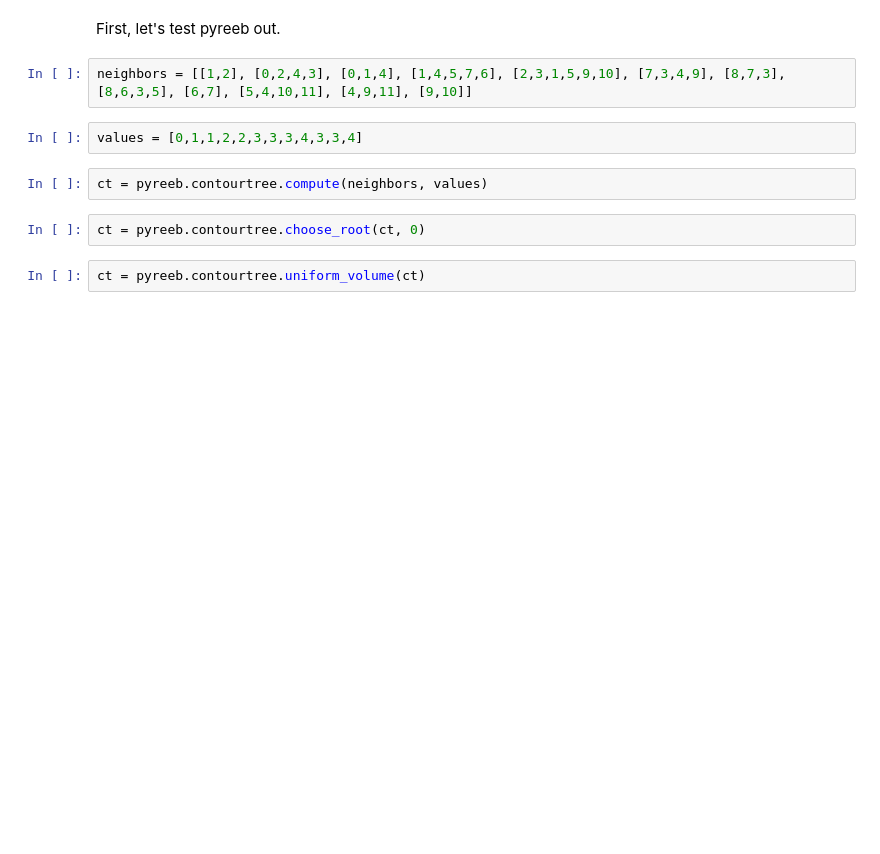
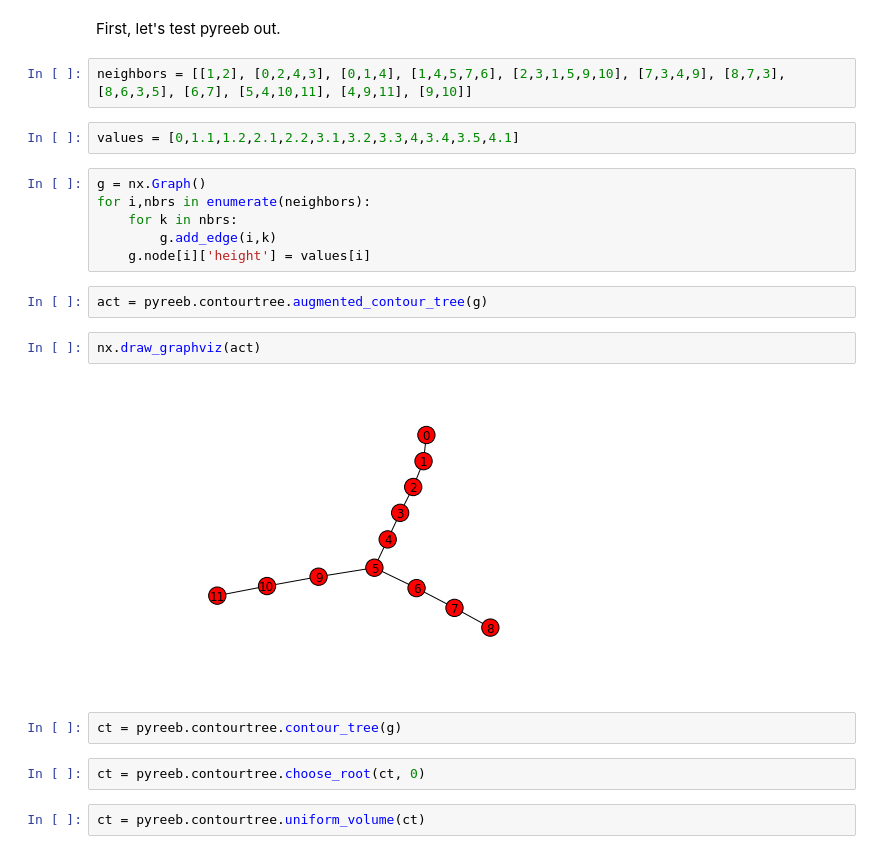
Before and after one commit to hoonto/reeb, a Jupyter notebook: exploration/gaussians_1d/gaussians_1d.ipynb, the cells around one changed output. Saved outputs shown, nothing was run; the diff lists cells and outputs as text; blank space fills up the shorter version.

```diff
--- a/exploration/gaussians_1d/gaussians_1d.ipynb
+++ b/exploration/gaussians_1d/gaussians_1d.ipynb
@@ -14,9 +14,21 @@ First, let's test pyreeb out.
 # %%
 neighbors = [[1,2], [0,2,4,3], [0,1,4], [1,4,5,7,6], [2,3,1,5,9,10], [7,3,4,9], [8,7,3], [8,6,3,5], [6,7], [5,4,10,11], [4,9,11], [9,10]]
 # %%
-values = [0,1,1,2,2,3,3,3,4,3,3,4]
+values = [0,1.1,1.2,2.1,2.2,3.1,3.2,3.3,4,3.4,3.5,4.1]
+# %%
+g = nx.Graph()
+for i,nbrs in enumerate(neighbors):
+    for k in nbrs:
+        g.add_edge(i,k)
+    g.node[i]['height'] = values[i]
+# %%
+act = pyreeb.contourtree.augmented_contour_tree(g)
+# %%
+nx.draw_graphviz(act)
+# %% [output]
+[figure, added]
 # %%
-ct = pyreeb.contourtree.compute(neighbors, values)
+ct = pyreeb.contourtree.contour_tree(g)
 # %%
 ct = pyreeb.contourtree.choose_root(ct, 0)
 # %%
```
Also changed, not shown: parts of 19 cells of this notebook, 8 other files.
